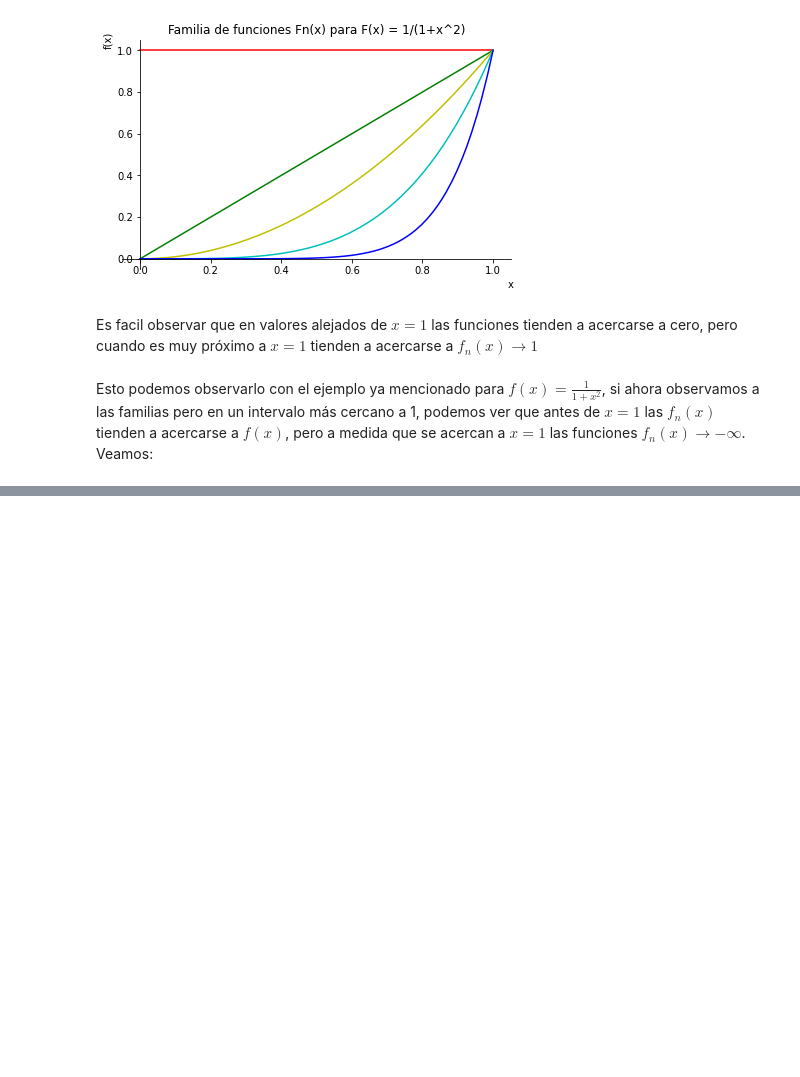
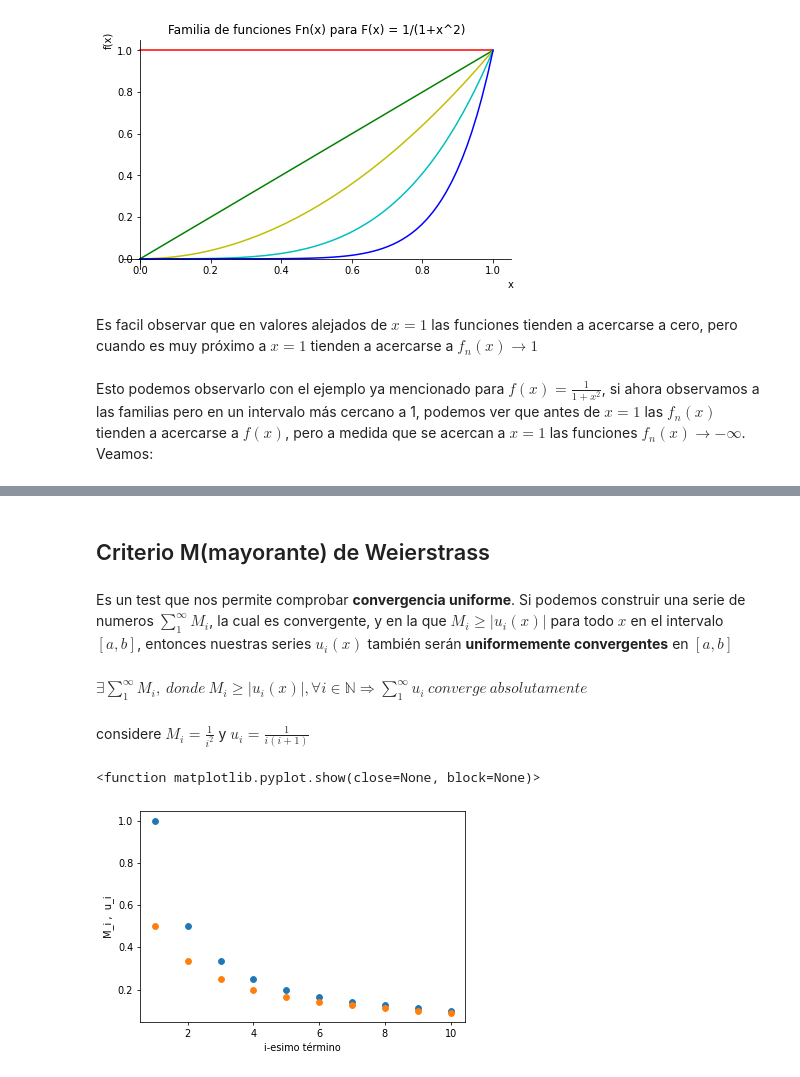
Before and after one commit to FernandoBriceno/infiniteSeries, a Jupyter notebook: Series_of_Functions.ipynb, the cells around one changed output, grey strips where cells are left out. Drawn from its saved outputs; the diff is of its cells as text; code cells hidden in the pictures; blank space fills up the shorter version.

```diff
--- a/Series_of_Functions.ipynb
+++ b/Series_of_Functions.ipynb
@@ -159,0 +160,50 @@ g.show()
+# %% [markdown]
+## Criterio M(mayorante) de Weierstrass
+# %% [markdown]
+Es un test que nos permite comprobar **convergencia uniforme**. Si podemos construir una serie de numeros $\sum_{1}^{\infty }M_i$, la cual es convergente, y en la que $M_i \geq \left | u_i(x) \right |$ para  todo $x$ en el intervalo $[a,b]$, entonces nuestras series $u_i(x)$ también serán **uniformemente convergentes** en $[a,b]$
+# %% [markdown]
+$\exists \sum_{1}^{\infty }  M_i, \: donde\: M_i \geq \left | u_i(x) \right |, \forall i\in \mathbb{N}\Rightarrow   \sum_{1}^{\infty }  u_i\: converge\: absolutamente$
+# %% [markdown]
+considere $M_i=\frac{1}{i^2}$ y $u_i =\frac{1}{i(i+1)}$
+# %%
+import matplotlib.pyplot as plt
+import numpy as np
+
+def M(i):
+    M_i = 0
+    for j in range(1,i+1):
+        m =1/(i**2)
+        M_i += m
+    return M_i
+
+def U(i):
+    U_i = 0
+    for j in range(1,i+1):
+        u = 1/(i*(i+1))
+        U_i += np.abs(u)
+    return U_i
+
+i = []
+for j in range(1,11):
+    i.append(j)
+M_i = []
+U_i = []
+for j in i:
+    M_i.append(M(j))
+    U_i.append(U(j))
+
+'''Sx = 1
+xf = np.linspace(0,10, num=1000)
+yf = np.linspace(Sx,Sx, num=1000)'''
+
+plt.figure(num=0, dpi=70)
+plt.scatter(i,M_i)
+plt.scatter(i,U_i)
+#plt.scatter(xf,yf)
+plt.xlabel("i-esimo término")
+plt.ylabel(" M_i ,  u_i ")
+plt.title("")
+plt.show
+# %% [output]
+<function matplotlib.pyplot.show(close=None, block=None)>
+[figure, added]
```
Also changed, not shown: parts of 1 cell of this notebook.
